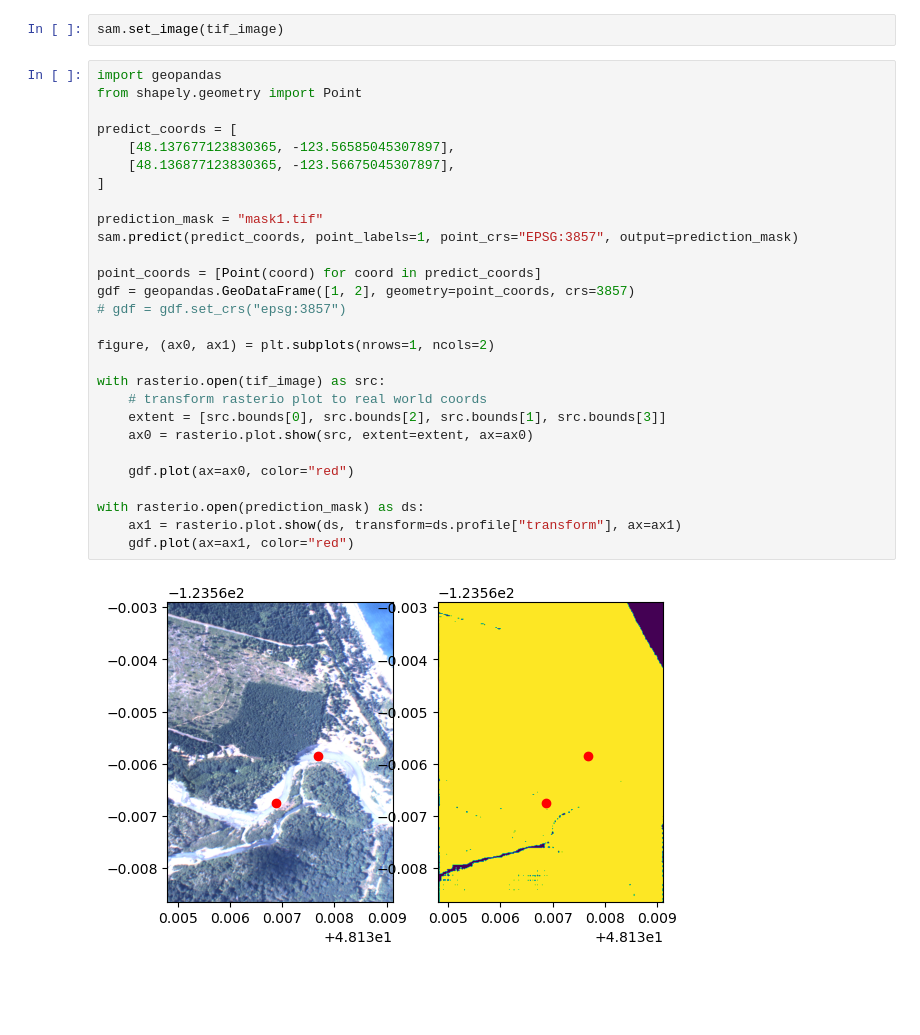
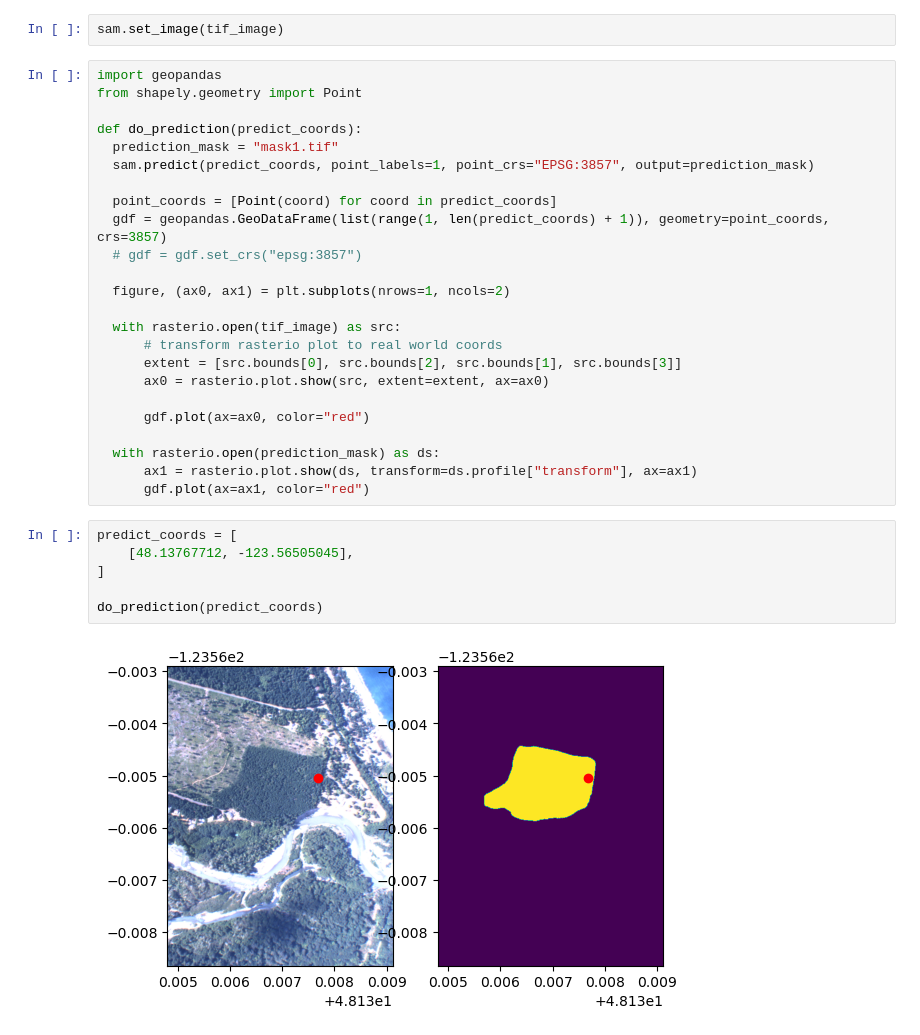
Before and after one commit to StefanTodoran/elwha-segmentation, a Jupyter notebook: book/chapters/conversion.ipynb, the cells around one changed output. Saved outputs shown, nothing was run; the diff lists cells and outputs as text; blank space fills up the shorter version.

Commit message:
comparison of predicts (crs issues might still be happening)

```diff
--- a/book/chapters/conversion.ipynb
+++ b/book/chapters/conversion.ipynb
@@ -254,29 +254,31 @@ sam.set_image(tif_image)
 import geopandas
 from shapely.geometry import Point
 
-predict_coords = [
-    [48.137677123830365, -123.56585045307897],
-    [48.136877123830365, -123.56675045307897],
-]
+def do_prediction(predict_coords):
+  prediction_mask = "mask1.tif"
+  sam.predict(predict_coords, point_labels=1, point_crs="EPSG:3857", output=prediction_mask)
 
-prediction_mask = "mask1.tif"
-sam.predict(predict_coords, point_labels=1, point_crs="EPSG:3857", output=prediction_mask)
+  point_coords = [Point(coord) for coord in predict_coords]
+  gdf = geopandas.GeoDataFrame(list(range(1, len(predict_coords) + 1)), geometry=point_coords, crs=3857)
+  # gdf = gdf.set_crs("epsg:3857")
 
-point_coords = [Point(coord) for coord in predict_coords]
-gdf = geopandas.GeoDataFrame([1, 2], geometry=point_coords, crs=3857)
-# gdf = gdf.set_crs("epsg:3857")
+  figure, (ax0, ax1) = plt.subplots(nrows=1, ncols=2)
 
-figure, (ax0, ax1) = plt.subplots(nrows=1, ncols=2)
+  with rasterio.open(tif_image) as src:
+      # transform rasterio plot to real world coords
+      extent = [src.bounds[0], src.bounds[2], src.bounds[1], src.bounds[3]]
+      ax0 = rasterio.plot.show(src, extent=extent, ax=ax0)
 
-with rasterio.open(tif_image) as src:
-    # transform rasterio plot to real world coords
-    extent = [src.bounds[0], src.bounds[2], src.bounds[1], src.bounds[3]]
-    ax0 = rasterio.plot.show(src, extent=extent, ax=ax0)
+      gdf.plot(ax=ax0, color="red")
 
-    gdf.plot(ax=ax0, color="red")
-
-with rasterio.open(prediction_mask) as ds:
-    ax1 = rasterio.plot.show(ds, transform=ds.profile["transform"], ax=ax1)
-    gdf.plot(ax=ax1, color="red")
+  with rasterio.open(prediction_mask) as ds:
+      ax1 = rasterio.plot.show(ds, transform=ds.profile["transform"], ax=ax1)
+      gdf.plot(ax=ax1, color="red")
-# %% [output]
-[figure, removed]
+# %%
+predict_coords = [
+    [48.13767712, -123.56505045],
+]
+
+do_prediction(predict_coords)
+# %% [output]
+[figure, added]
```
Also changed, not shown: parts of 1 cell of this notebook.
